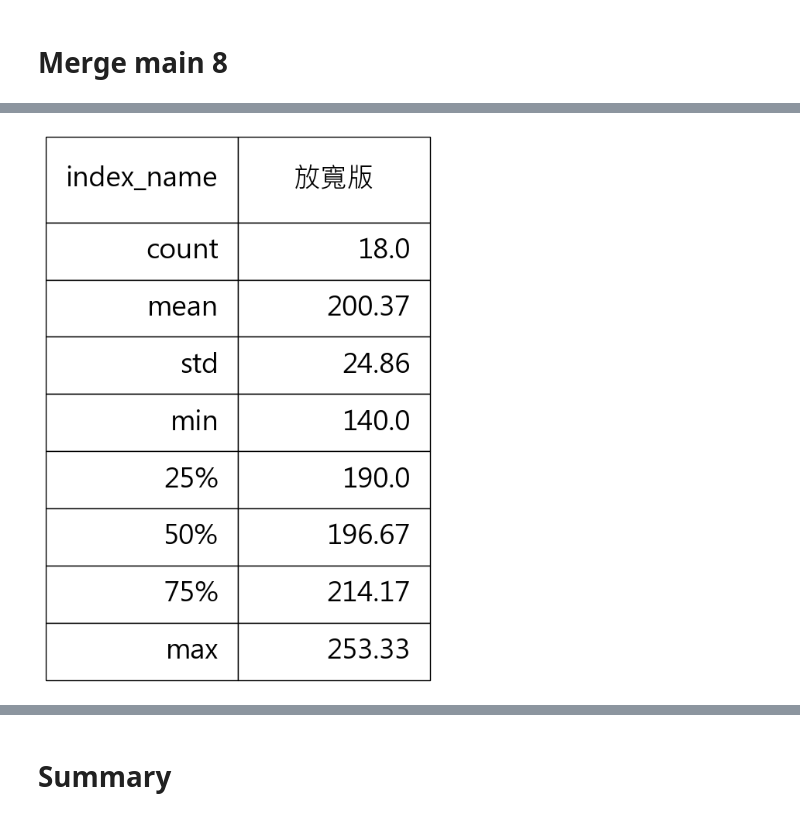
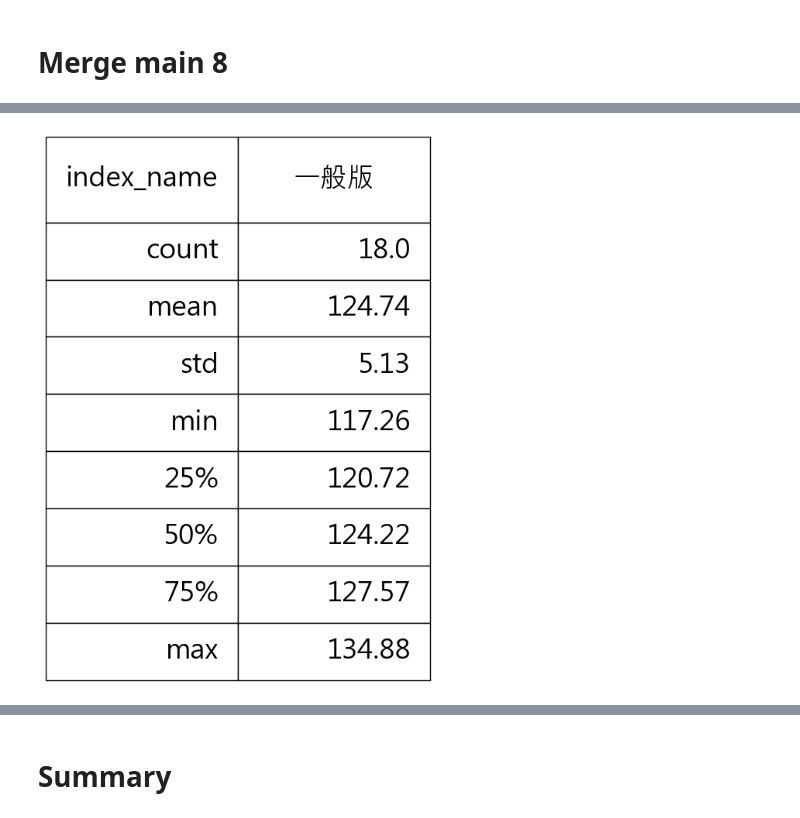
Before and after one commit to vayvay0993/hidiv, a Jupyter notebook: main_07_pure_quant.ipynb, the cells around one changed output, grey strips where cells are left out. Cells and saved outputs as stored; diff of their text form; code cells hidden in the pictures.

```diff
--- a/main_07_pure_quant.ipynb
+++ b/main_07_pure_quant.ipynb
@@ -782,7 +733,7 @@ series_cagr = calculate_cagr(df_benchmarks)[:3]
 # %% [markdown]
 # Merge main 8
 # %%
-select_ticker = df_select_filter_dividends_yield_top_N['ticker'].unique()
+select_ticker = df_restrict_result['ticker'].unique()
 
 df_cash_dividends = pd.read_feather('data/tej_cash_dividends.feather')
 df_cash_dividends = ut.tej_data_clean_up(df_cash_dividends)
@@ -801,19 +752,4 @@ df_factor_all_price_dividend['unadj_yield'] = df_factor_all_price_dividend['divi
 df_period_yield = df_factor_all_price_dividend.groupby(['ticker','rebalance_date'], as_index=False, group_keys=False)['unadj_yield'].sum()
 
 # merge the sum of dividend yield to df_dividend_select for calculate the portfolio dividend yield
-df_dividend_select_yield = pd.merge(df_select_filter_dividends_yield_top_N,df_period_yield,on=['ticker','rebalance_date'],how='left')
-
-df_quarterly_div = df_dividend_select_yield.groupby('rebalance_date')['unadj_yield'].mean().reset_index()
-df_quarterly_div['year'] = df_quarterly_div['rebalance_date'].dt.year
-
-mean_div = round(df_quarterly_div.groupby('year')['unadj_yield'].sum().mean() * 100, 2)
-df_quarterly_div.groupby('year')['unadj_yield'].sum().plot(kind='bar')
-
-df_quarterly_div.groupby('year')['unadj_yield'].sum().reset_index().to_excel(f'./figs/{model_folder_name}/中小_{index_name}_turnover_{TURNOVER}_cap_{CAP_TOP}_{CAP_BOT}_amount_{AMOUNT_FLOOR}M_yield_{YIELD}_top_{N}_Yield_放寬版.xlsx')
-
-# format the yticks with % without other module
-plt.gca().yaxis.set_major_formatter(mtick.PercentFormatter(1.0))
-plt.grid()
-
-plt.title(f'放寬版\n 市值前: {CAP_TOP}~{CAP_BOT}; 換股{TURNOVER}%; 近月日均量: {AMOUNT_FLOOR}M;\n 股利殖利率: {YIELD}%; 檔數: {N}檔; 每年股利總和 平均:{mean_div}%')
-plt.savefig(f'./figs/{model_folder_name}/中小_{index_name}_turnover_{TURNOVER}_cap_{CAP_TOP}_{CAP_BOT}_amount_{AMOUNT_FLOOR}M_yield_{YIELD}_top_{N}_股利_放寬版.png', bbox_inches='tight')
+df_dividend_select_yield = pd.merge(df_restrict_result,df_period_yield,on=['ticker','rebalance_date'],how='left')
@@ -822,23 +756,29 @@ plt.savefig(f'./figs/{model_folder_name}/中小_{index_name}_turnover_{TURNOVER}
 # %%
 # create the weight column for each ticker, weight = 1 / total num of ticker in the rebalance date
 df_dividend_select_yield['weight'] = 1 / df_dividend_select_yield.groupby('rebalance_date')['ticker'].transform('count')
 
-df_weight = pd.pivot(df_dividend_select_yield, index='rebalance_date', columns='ticker', values='weight').copy()
-df_weight.fillna(0,inplace=True)
+turnover_ratio_lst =  []
 
-# calculate the turnover by calculate the abs change of weight and sum up
-df_weight_change = df_weight.diff().abs() / 2 * 100
-df_quarterly_turnover = df_weight_change.sum(axis=1).reset_index()
-df_quarterly_turnover.columns = ['rebalance_date','turnover']
+for i in range(1, len(reb_lst) - 1):
+    df_start_temp = df_portfolio_value_detail_start[df_portfolio_value_detail_start['date'].isin([reb_lst[i]])]
+    df_end_temp = df_portfolio_value_detail_end[df_portfolio_value_detail_end['date'].isin([reb_lst[i]])]
+    df_rebalance_temp = pd.merge(df_start_temp, df_end_temp, on=['date','ticker'], how='outer', suffixes=('_start', '_end')).fillna(0)
+    df_rebalance_temp['turnover'] = abs(df_rebalance_temp['value_end'] - df_rebalance_temp['value_start'])
+    turnover_ratio = (df_rebalance_temp['turnover'].sum() / df_start_temp['value'].sum()) / 2 * 100
+    turnover_ratio_lst.append(turnover_ratio)
 
-df_quarterly_turnover['year'] = df_quarterly_turnover['rebalance_date'].dt.year
-df_quarterly_turnover['quarter'] = df_quarterly_turnover['rebalance_date'].dt.quarter
+# create a dataframe to store the turnover ratio with the rebalance date
+df_quarterly_turnover = pd.DataFrame({'date': reb_lst[1:-1], 'turnover': turnover_ratio_lst}).dropna()
+
+
+df_quarterly_turnover['year'] = df_quarterly_turnover['date'].dt.year
+df_quarterly_turnover['quarter'] = df_quarterly_turnover['date'].dt.quarter
 df_yearly_turnover = (df_quarterly_turnover.groupby('year')['turnover'].mean() * 4).reset_index()
 # df_yearly_turnover = df_quarterly_turnover.groupby('quarter')['turnover'].mean().reset_index()
 df_turnover = df_yearly_turnover['turnover'].describe().reset_index()
-df_turnover.columns = ['index_name', '放寬版']
+df_turnover.columns = ['index_name', '一般版']
 
 fig, ax = create_table(df_turnover, cell_heights)
-plt.savefig(f'./figs/{model_folder_name}/中小_{index_name}_turnover_{TURNOVER}_cap_{CAP_TOP}_{CAP_BOT}_amount_{AMOUNT_FLOOR}M_yield_{YIELD}_top_{N}_Turnover_放寬版.png', bbox_inches='tight')
+plt.savefig(f'./figs/{model_folder_name}/{file_name_prefix}_turnover.png', bbox_inches='tight')
 # %% [output]
-[figure, old version]
+[figure, new version]
```
Also changed, not shown: parts of 39 cells of this notebook, 5 other files.
